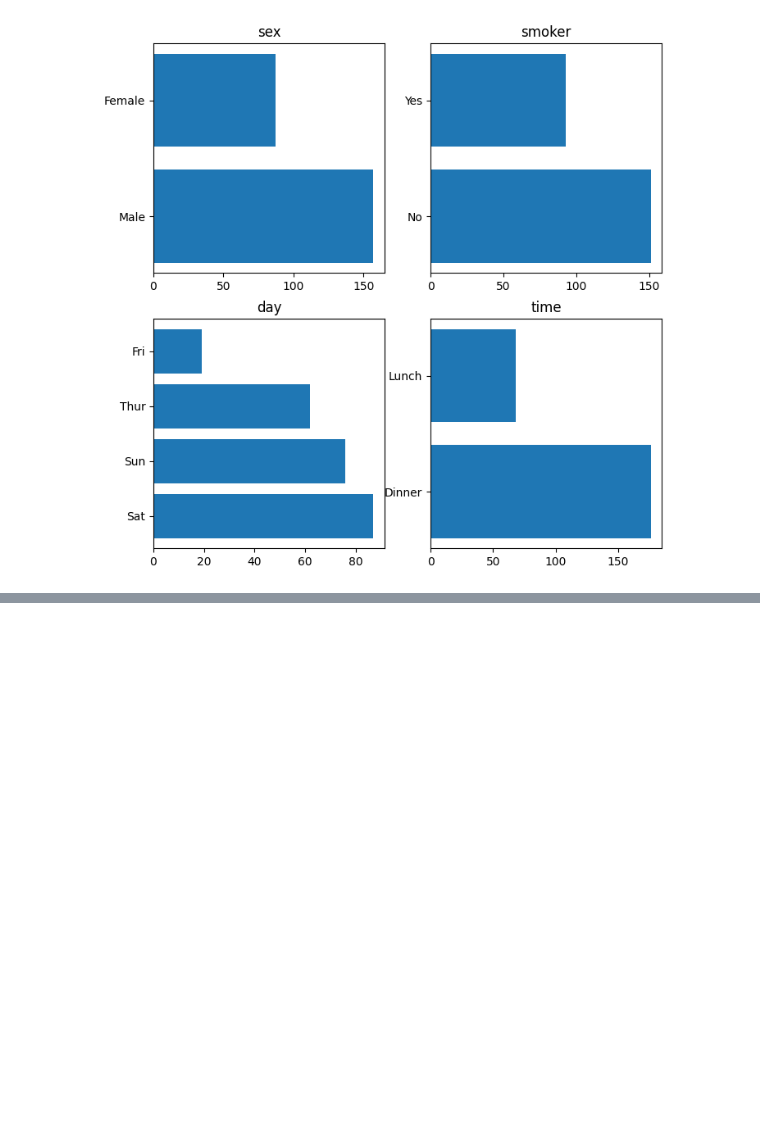
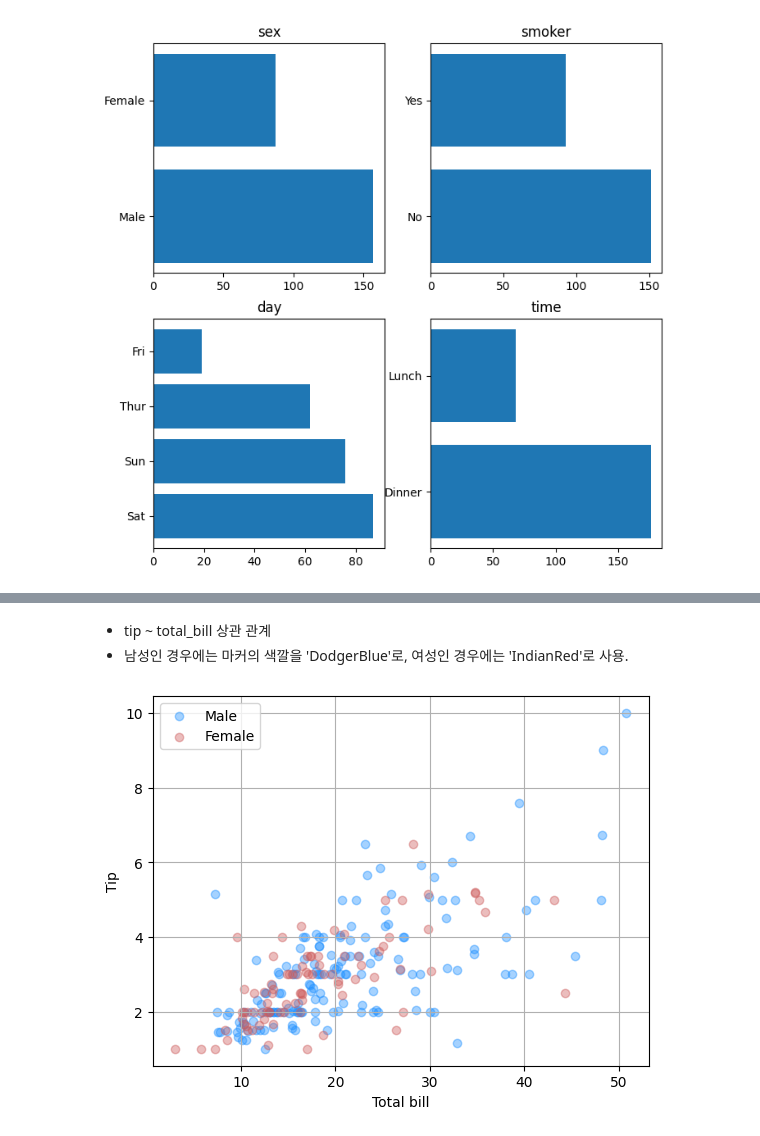
Before and after one commit to JakeOh/202504_itwill_oracle88, a Jupyter notebook: python20.ipynb, the cells around one changed output, grey strips where cells are left out. Saved outputs shown, nothing was run; the diff lists cells and outputs as text; code cells hidden in the pictures; blank space fills up the shorter version.

```diff
--- a/python20.ipynb
+++ b/python20.ipynb
@@ -488,0 +510,18 @@ plt.show()
+# %% [markdown]
+*   tip ~ total_bill 상관 관계
+*   남성인 경우에는 마커의 색깔을 'DodgerBlue'로, 여성인 경우에는 'IndianRed'로 사용.
+# %%
+male_df = tips[tips.sex == 'Male']
+female_df = tips[tips.sex == 'Female']
+
+plt.scatter(x=male_df.total_bill, y=male_df.tip, c='DodgerBlue', alpha=0.4, label='Male')
+plt.scatter(x=female_df.total_bill, y=female_df.tip, c='IndianRed', alpha=0.4, label='Female')
+
+plt.legend()  # legend(): scatter 함수의 label 파라미터 값을 범례로 표시.
+plt.xlabel('Total bill')
+plt.ylabel('Tip')
+plt.grid()
+
+plt.show()
+# %% [output]
+[figure, added]
```
Also changed, not shown: parts of 3 cells of this notebook.
